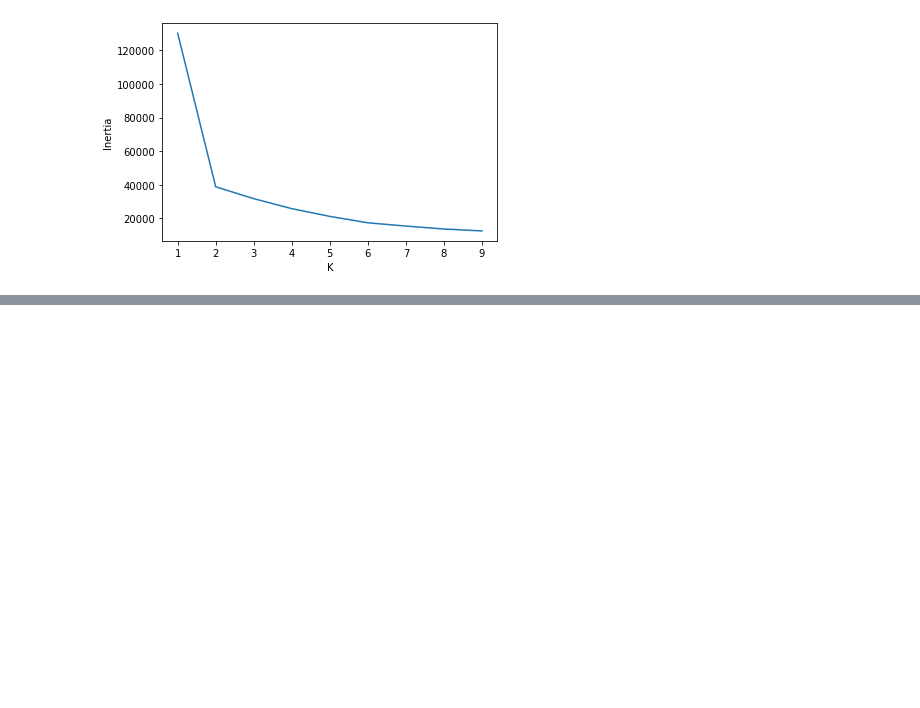
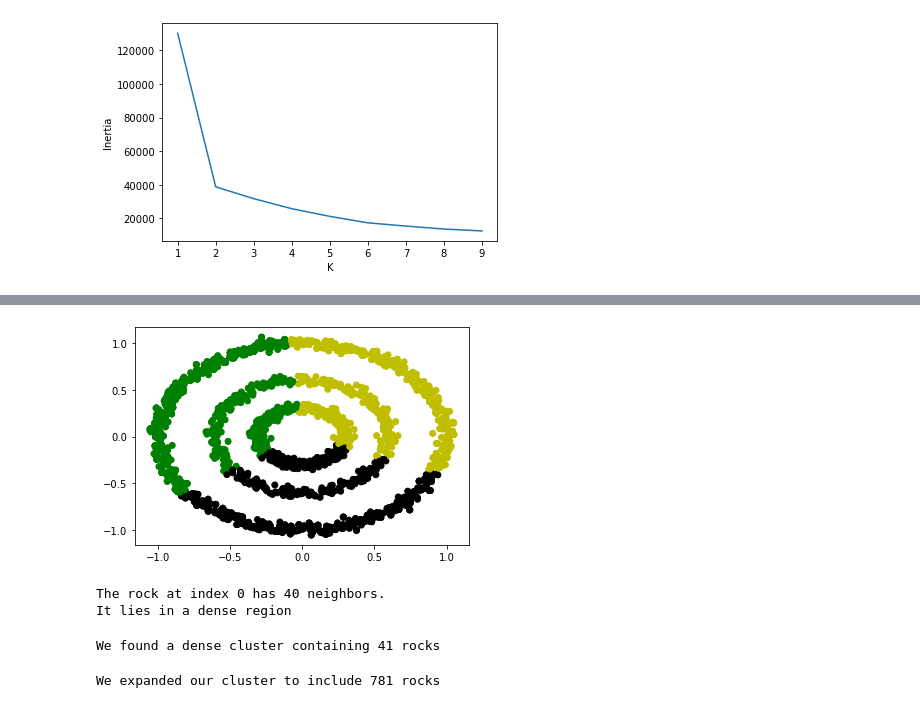
Before and after one commit to IanSinColorado/DataScienceBootcamp, a Jupyter notebook: Chapter10.ipynb, the cells around one changed output, grey strips where cells are left out. Cells and saved outputs as stored; diff of their text form; code cells hidden in the pictures; blank space fills up the shorter version.

```diff
--- a/Chapter10.ipynb
+++ b/Chapter10.ipynb
@@ -159,0 +176,10 @@ plt.show()
+# %%
+# Using K-means to cluster rings
+rocks = [[x_coordinates[i], y_coordinates[i]] for i in range(len(x_coordinates))]
+rock_clusters = KMeans(3).fit_predict(rocks)
+
+colors = [['g', 'y', 'k'][cluster] for cluster in rock_clusters]
+plt.scatter(x_coordinates, y_coordinates, color=colors)
+plt.show()
+# %% [output]
+[figure, added]
@@ -159,0 +195,37 @@ plt.show()
+# %%
+# Checking the density of rocks[0]
+num_neighbors = len(neighbor_indices)
+print(f"The rock at index 0 has {num_neighbors} neighbors.")
+
+if num_neighbors >= min_points:
+    print("It lies in a dense region")
+else:
+    print("It does not lie in a dense region")
+# %% [output]
+The rock at index 0 has 40 neighbors.
+It lies in a dense region
+# %%
+# Formal Definition of Density:
+#     If a point is located within epsilon distance of min_points neighbors, then that point is in a dense region of space
+#     Every neighbor of a point in a dense region of space also clusters in that space
+# Creating a dense cluster
+dense_region_indices = [0] + neighbor_indices
+dense_region_cluster = [rocks[i] for i in dense_region_indices]
+dense_cluster_size = len(dense_region_cluster)
+print(f"We found a dense cluster containing {dense_cluster_size} rocks")
+# %% [output]
+We found a dense cluster containing 41 rocks
+# %%
+# Expanding a dense cluster
+dense_region_indices = set(dense_region_indices) # Turn to a set to avoid having to deal with duplicates
+for index in neighbor_indices:
+    point = rocks[index]
+    neighbors_of_neighbors = [i for i, rock in enumerate(rocks) if euclidean(point, rock) <= epsilon]
+    if len(neighbors_of_neighbors) >= min_points:
+        dense_region_indices.update(neighbors_of_neighbors)
+
+dense_region_cluster = [rocks[i] for i in dense_region_indices]
+dense_cluster_size = len(dense_region_cluster)
+print(f"We expanded our cluster to include {dense_cluster_size} rocks")
+# %% [output]
+We expanded our cluster to include 781 rocks
```
Also changed, not shown: parts of 14 cells of this notebook.
